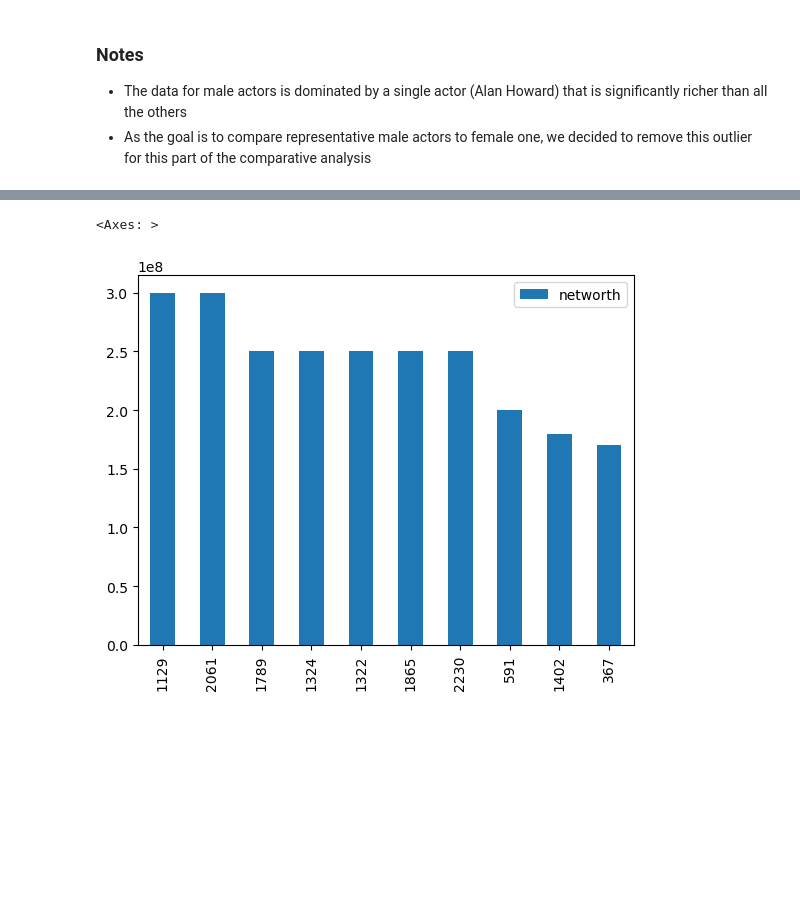
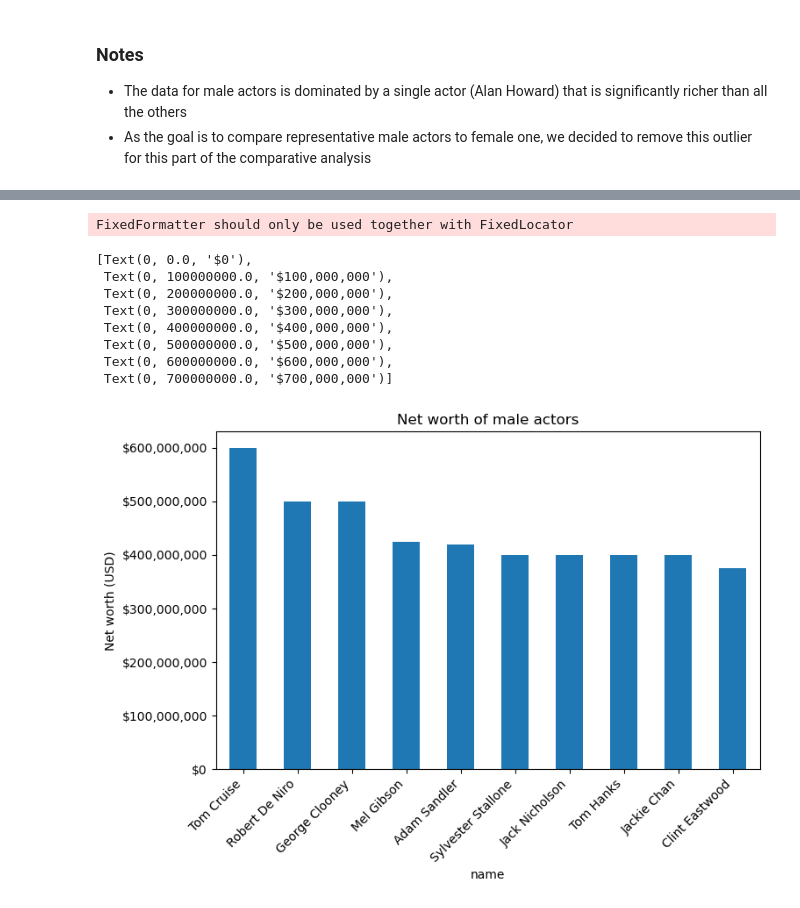
Before and after one commit to benoitchamot/MovieNerd, a Jupyter notebook: dataExplorationBenny.ipynb, the cells around one changed output, grey strips where cells are left out. Saved outputs shown, nothing was run; the diff lists cells and outputs as text; code cells hidden in the pictures; blank space fills up the shorter version.

```diff
--- a/dataExplorationBenny.ipynb
+++ b/dataExplorationBenny.ipynb
@@ -143,5 +134,26 @@ top10_m.plot.bar()
-# %%
-top10_f.plot.bar()
-# %% [output]
-<Axes: >
-[figure, removed]
+# %%
+# Top 10 richest actors (remove outlier)
+top10_m = actor_m_df.sort_values('networth', ascending=False).head(11).tail(10)
+
+top10 = pd.concat(top10_m)
+
+# Plot
+fig, ax = plt.subplots(1, 1, figsize=(8, 5))
+top10_m.plot.bar(x='name',title='Net worth of male actors', legend=False, ax=ax)
+plt.xticks(rotation=45, ha='right')
+plt.ylabel('Net worth (USD)')
+
+# Set ticks in USD with , thousands
+ticks = ax.get_yticks()
+ax.set_yticklabels([f'${int(amt):,}' for amt in ticks])
+# %% [output]
+FixedFormatter should only be used together with FixedLocator
+[Text(0, 0.0, '$0'),
+ Text(0, 100000000.0, '$100,000,000'),
+ Text(0, 200000000.0, '$200,000,000'),
+ Text(0, 300000000.0, '$300,000,000'),
+ Text(0, 400000000.0, '$400,000,000'),
+ Text(0, 500000000.0, '$500,000,000'),
+ Text(0, 600000000.0, '$600,000,000'),
+ Text(0, 700000000.0, '$700,000,000')]
+[figure, added]
```
Also changed, not shown: parts of 13 cells of this notebook, 1 other file.
